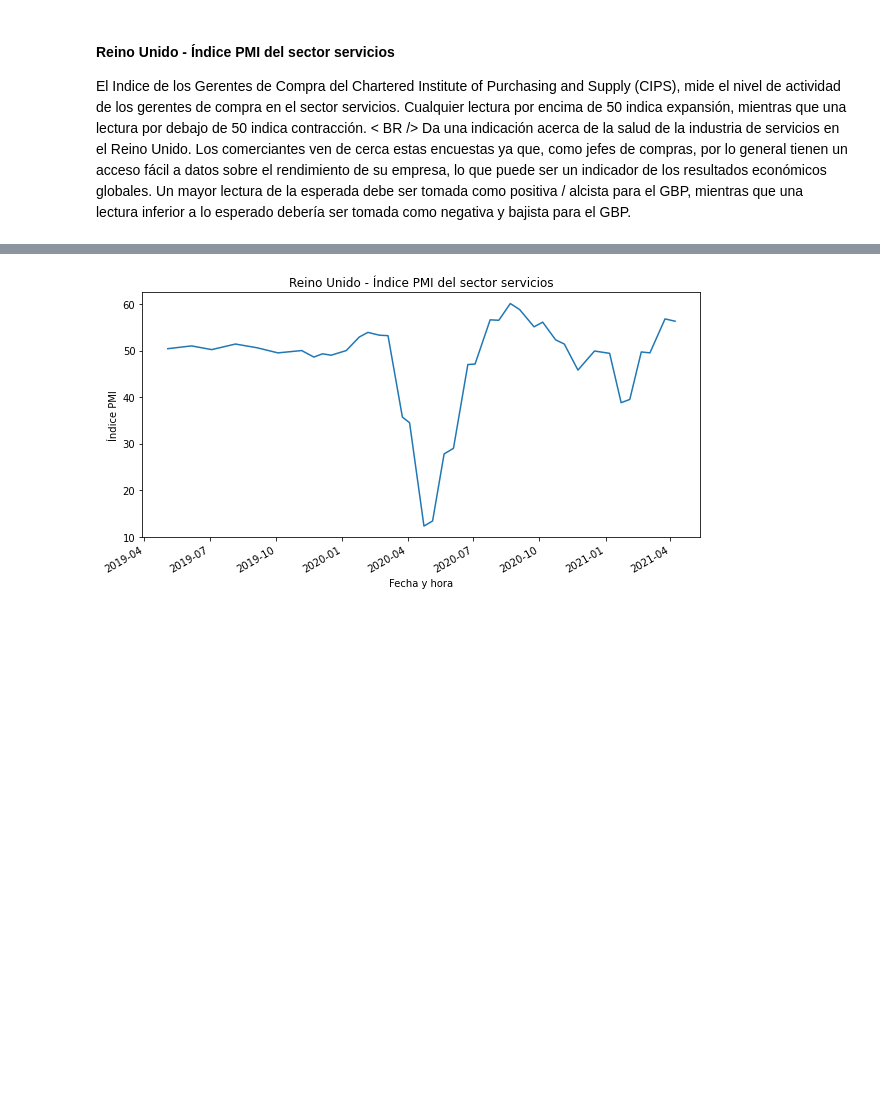
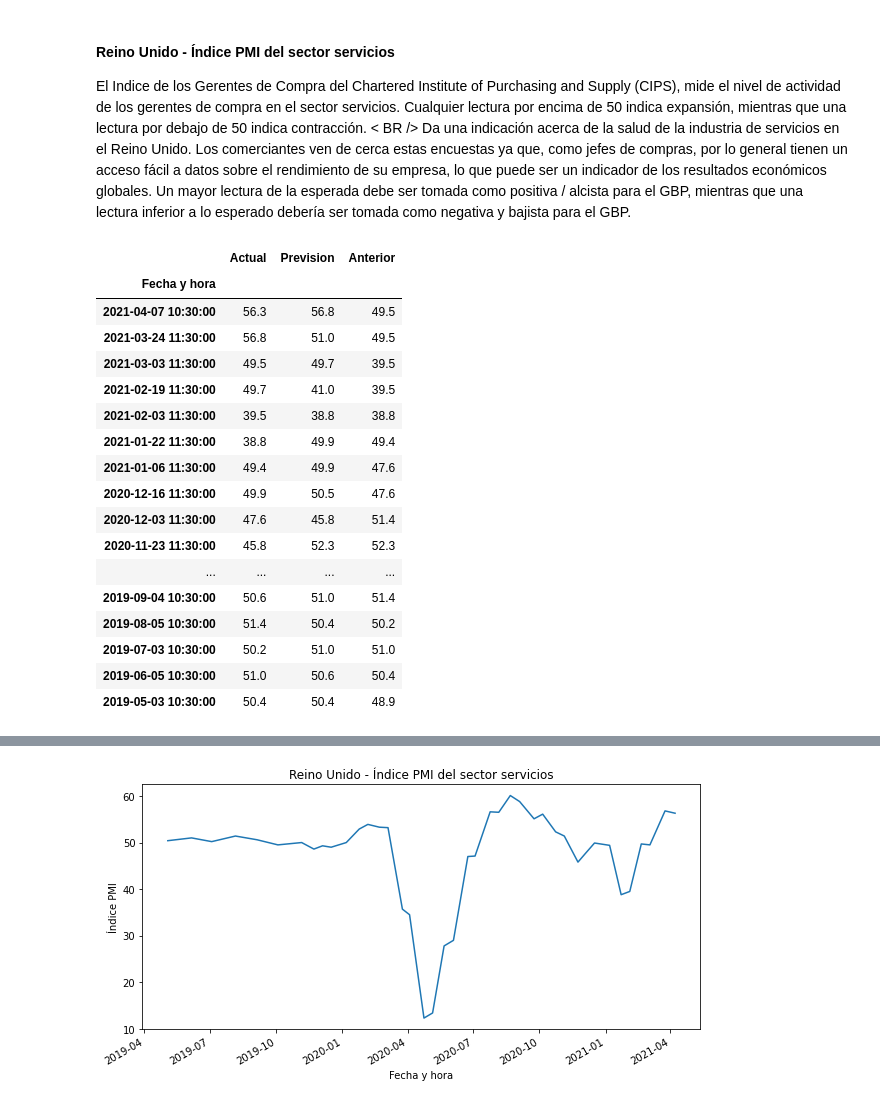
Before and after one commit to Sofiagarciaif/MyST_Proyecto_Final, a Jupyter notebook: notebook actualizado.ipynb, the cells around one changed output, grey strips where cells are left out. Cells and saved outputs as stored; diff of their text form; code cells hidden in the pictures; blank space fills up the shorter version.

```diff
--- a/notebook actualizado.ipynb
+++ b/notebook actualizado.ipynb
@@ -25,33 +25,53 @@ pmi = pd.read_excel("Indice PMI sector servicios GBP.xlsx")
 def Replace(str1):
     maketrans = str1.maketrans
     final = str1.translate(maketrans(',.', '.,', ' '))
     return final.replace(',', ", ")
 
 actual = [float(Replace(pmi["Actual"][i])) for i in range(0, len(pmi["Actual"]))]
 prevision = [float(Replace(pmi["Prevision"][i])) for i in range(0, len(pmi["Prevision"]))]
 anterior = [float(Replace(pmi["Anterior"][i])) for i in range(0, len(pmi["Anterior"]))]
 temp = [pmi["Fecha de publicacion"][i].replace(".","-") for i in range(0, len(pmi["Fecha de publicacion"]))]
 temp = ["{2}-{1}-{0}".format(*temp[i].split('-')) for i in range(0,len(temp))]
 fecha = [datetime.datetime.strptime(temp[i], "%Y-%m-%d") for i in range(0, len(temp))]
 
 hours = []
 for i in pmi["Hora"]:
     if isinstance(i,datetime.time):
         hours.append(i)
     else:
         hours.append(datetime.datetime.strptime(i.strip(), '%H:%M').time())
 
 pmi["Actual"] = actual
 pmi["Prevision"] = prevision
 pmi["Anterior"] = anterior
 pmi["Fecha de publicacion"] = fecha
 pmi["Hora"] = hours
 pmi.set_index("Fecha de publicacion", inplace=True);
 
 pmi["Hora"] = [datetime.datetime.combine(pmi.index[i], pmi["Hora"][i]) for i in range(0, len(pmi.index))]
 pmi.rename(columns = {"Hora": "Fecha y hora"}, inplace=True)
 pmi.set_index("Fecha y hora", inplace=True)
 pmi.drop(pmi.index[0], inplace=True)
+pmi.drop(['Unnamed: 5'], axis=1)
+# %% [output]
+|  | Actual | Prevision | Anterior |
+| Fecha y hora |  |  |  |
+| 2021-04-07 10:30:00 | 56.3 | 56.8 | 49.5 |
+| 2021-03-24 11:30:00 | 56.8 | 51.0 | 49.5 |
+| 2021-03-03 11:30:00 | 49.5 | 49.7 | 39.5 |
+| 2021-02-19 11:30:00 | 49.7 | 41.0 | 39.5 |
+| 2021-02-03 11:30:00 | 39.5 | 38.8 | 38.8 |
+| 2021-01-22 11:30:00 | 38.8 | 49.9 | 49.4 |
+| 2021-01-06 11:30:00 | 49.4 | 49.9 | 47.6 |
+| 2020-12-16 11:30:00 | 49.9 | 50.5 | 47.6 |
+| 2020-12-03 11:30:00 | 47.6 | 45.8 | 51.4 |
+| 2020-11-23 11:30:00 | 45.8 | 52.3 | 52.3 |
+| ... | ... | ... | ... |
+| 2019-09-04 10:30:00 | 50.6 | 51.0 | 51.4 |
+| 2019-08-05 10:30:00 | 51.4 | 50.4 | 50.2 |
+| 2019-07-03 10:30:00 | 50.2 | 51.0 | 51.0 |
+| 2019-06-05 10:30:00 | 51.0 | 50.6 | 50.4 |
+| 2019-05-03 10:30:00 | 50.4 | 50.4 | 48.9 |
 # %%
 pmi.head()
 # %% [output]
```
Also changed, not shown: parts of 1 cell of this notebook, 3 other files.
